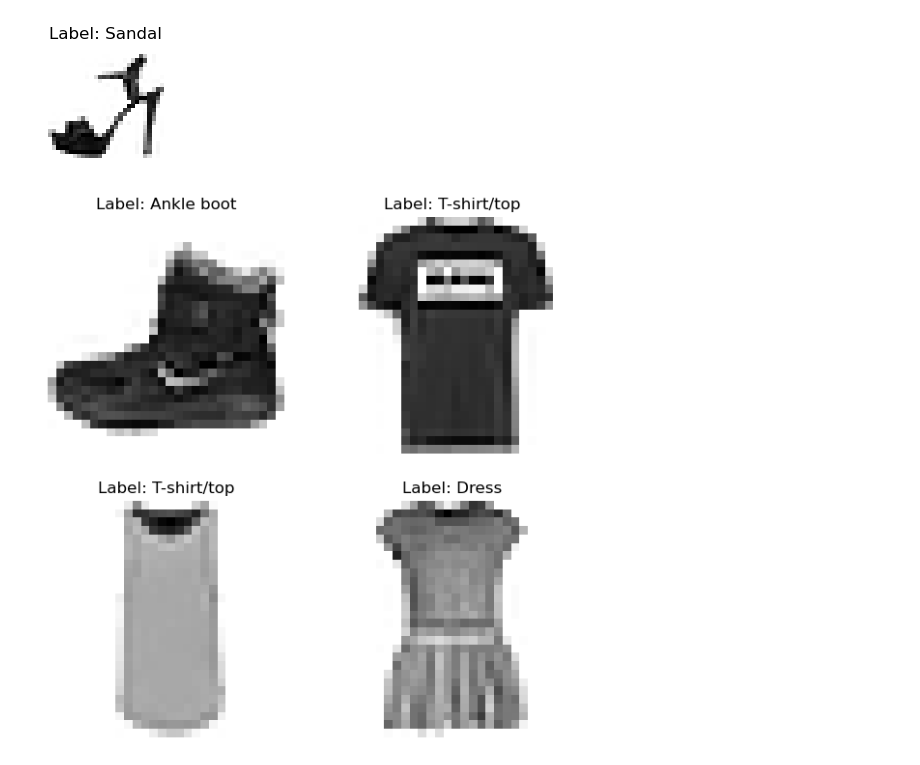
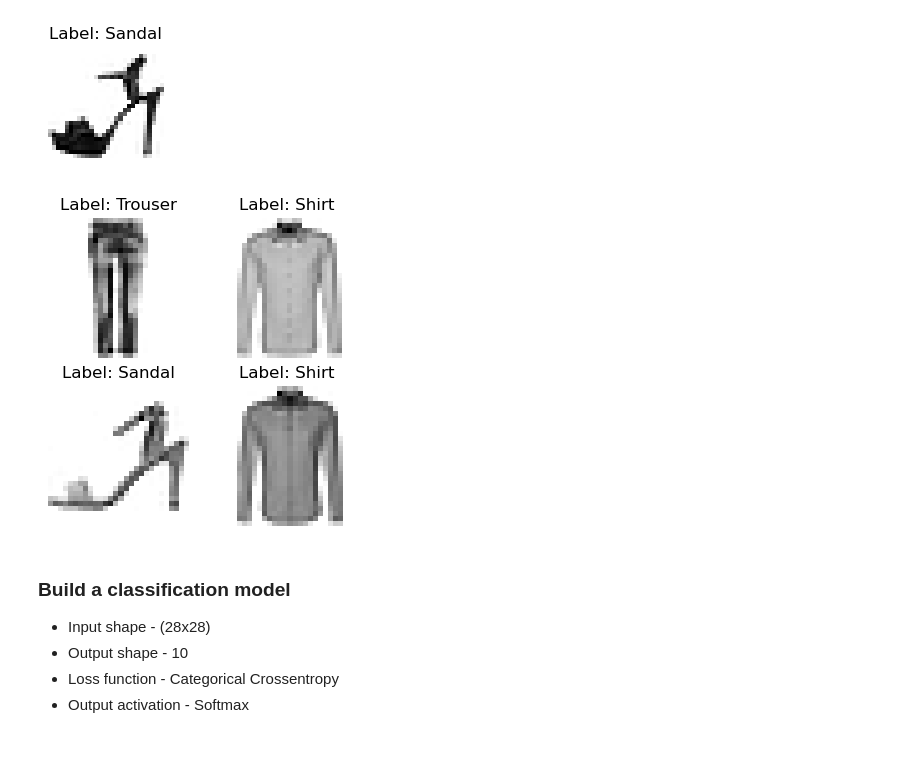
Before and after one commit to dibkb/tensorflow-udemy, a Jupyter notebook: Multiclass Classification.ipynb, the cells around one changed output. Cells and saved outputs as stored; diff of their text form; code cells hidden in the pictures.

```diff
--- a/Multiclass Classification.ipynb
+++ b/Multiclass Classification.ipynb
@@ -18,12 +19,13 @@ def show_img(index):
     plt.axis('off')
     plt.show()
 # %%
-def plot_random(index):
-    plt.figure(figsize=(7, 7))
+def plot_random():
+    plt.figure(figsize=(4, 4))
     for i in range(4):
         ax = plt.subplot(2, 2, i + 1)
-        plt.imshow(train_data[i], cmap=plt.cm.binary)
-        plt.title(f"Label: {class_names[train_labels[i]]}")
+        rand_index = random.choice(range(len(train_data)))
+        plt.imshow(train_data[rand_index], cmap=plt.cm.binary)
+        plt.title(f"Label: {class_names[train_labels[rand_index]]}")
         plt.axis('off')
     plt.show()
 # %%
@@ -35,6 +37,12 @@ show_img(9)
 # %% [output]
 [figure]
 # %%
-plot_random(1000)
+plot_random()
 # %% [output]
-[figure, old version]
+[figure, new version]
+# %% [markdown]
+### Build a classification model
+- Input shape - (28x28)
+- Output shape - 10
+- Loss function - Categorical Crossentropy
+- Output activation - Softmax
```
Also changed, not shown: parts of 10 cells of this notebook.
